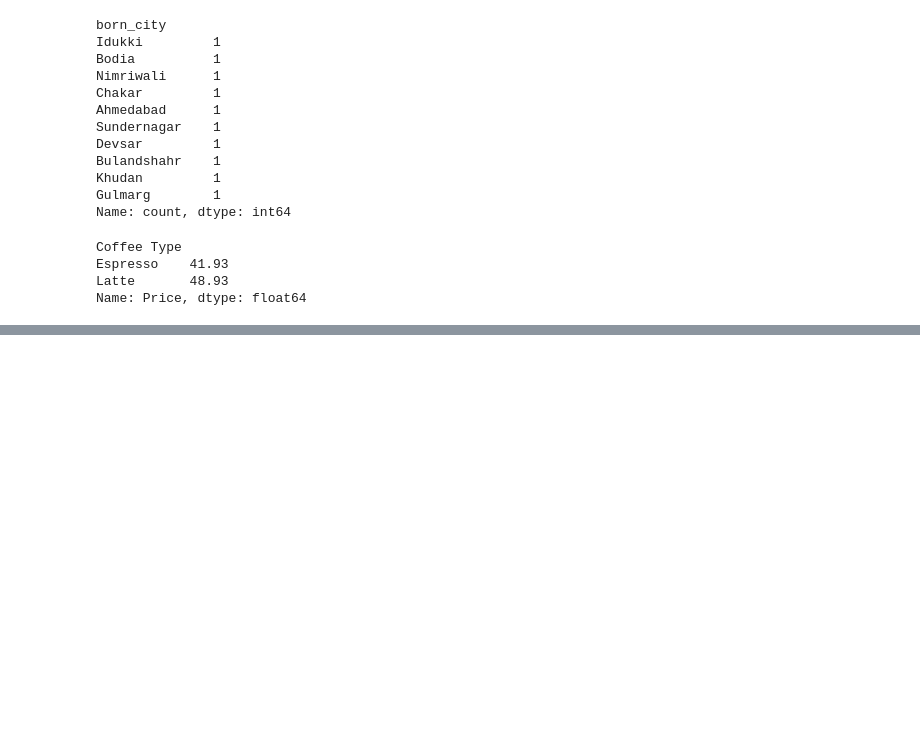
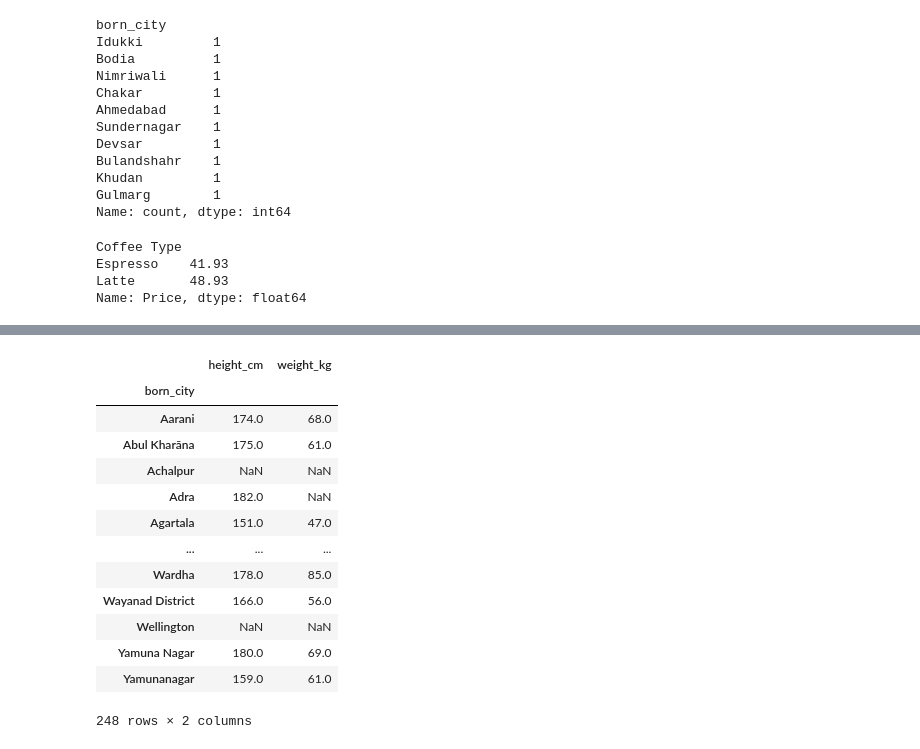
Before and after one commit to mus9090/pandas-practice, a Jupyter notebook: 01-basics.ipynb, the cells around one changed output, grey strips where cells are left out. Cells and saved outputs as stored; diff of their text form; code cells hidden in the pictures; blank space fills up the shorter version.

```diff
--- a/01-basics.ipynb
+++ b/01-basics.ipynb
@@ -866,0 +932,17 @@ Name: Price, dtype: float64
+# %%
+bios.groupby(["born_country", "born_city"]).agg({"height_cm": "mean", "weight_kg": "mean"}).loc["IND"]
+# %% [output]
+|  | height_cm | weight_kg |
+| born_city |  |  |
+| Aarani | 174.0 | 68.0 |
+| Abul Kharāna | 175.0 | 61.0 |
+| Achalpur | NaN | NaN |
+| Adra | 182.0 | NaN |
+| Agartala | 151.0 | 47.0 |
+| ... | ... | ... |
+| Wardha | 178.0 | 85.0 |
+| Wayanad District | 166.0 | 56.0 |
+| Wellington | NaN | NaN |
+| Yamuna Nagar | 180.0 | 69.0 |
+| Yamunanagar | 159.0 | 61.0 |
+248 rows × 2 columns
```
Also changed, not shown: parts of 9 cells of this notebook.
